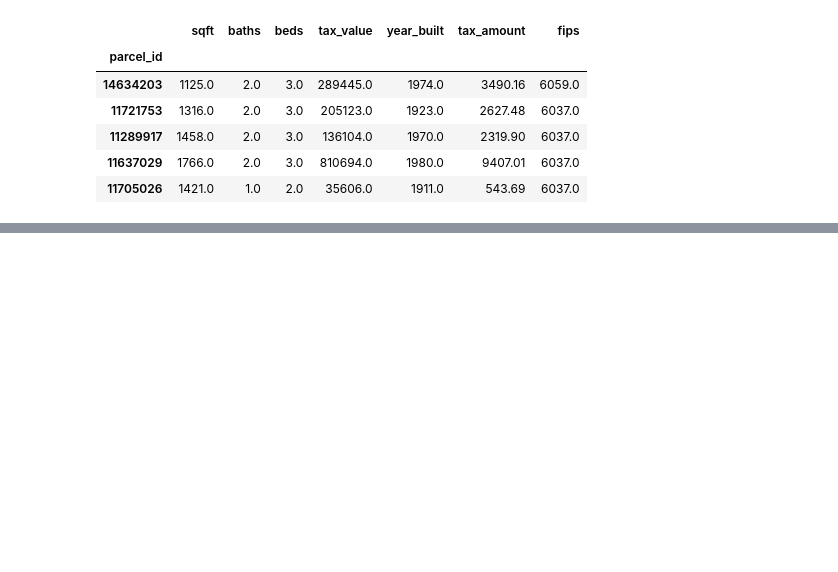
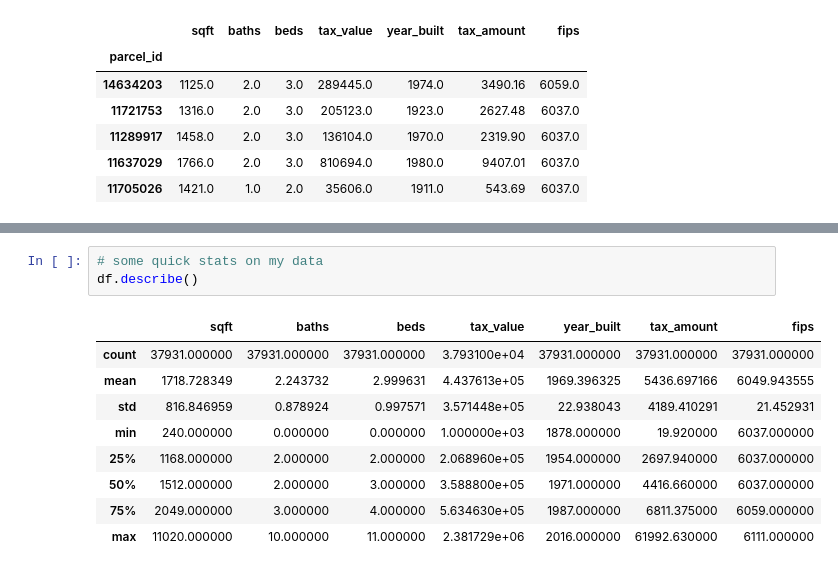
Before and after one commit to jamesallen0351/regression-project, a Jupyter notebook: scratchpad.ipynb, the cells around one changed output, grey strips where cells are left out. Drawn from its saved outputs; the diff is of its cells as text; blank space fills up the shorter version.

```diff
--- a/scratchpad.ipynb
+++ b/scratchpad.ipynb
@@ -136,0 +188,13 @@ df.describe()
+# %%
+# some quick stats on my data
+df.describe()
+# %% [output]
+|  | sqft | baths | beds | tax_value | year_built | tax_amount | fips |
+| count | 37931.000000 | 37931.000000 | 37931.000000 | 3.793100e+04 | 37931.000000 | 37931.000000 | 37931.000000 |
+| mean | 1718.728349 | 2.243732 | 2.999631 | 4.437613e+05 | 1969.396325 | 5436.697166 | 6049.943555 |
+| std | 816.846959 | 0.878924 | 0.997571 | 3.571448e+05 | 22.938043 | 4189.410291 | 21.452931 |
+| min | 240.000000 | 0.000000 | 0.000000 | 1.000000e+03 | 1878.000000 | 19.920000 | 6037.000000 |
+| 25% | 1168.000000 | 2.000000 | 2.000000 | 2.068960e+05 | 1954.000000 | 2697.940000 | 6037.000000 |
+| 50% | 1512.000000 | 2.000000 | 3.000000 | 3.588800e+05 | 1971.000000 | 4416.660000 | 6037.000000 |
+| 75% | 2049.000000 | 3.000000 | 4.000000 | 5.634630e+05 | 1987.000000 | 6811.375000 | 6059.000000 |
+| max | 11020.000000 | 10.000000 | 11.000000 | 2.381729e+06 | 2016.000000 | 61992.630000 | 6111.000000 |
```
Also changed, not shown: parts of 22 cells of this notebook, 2 other files.
